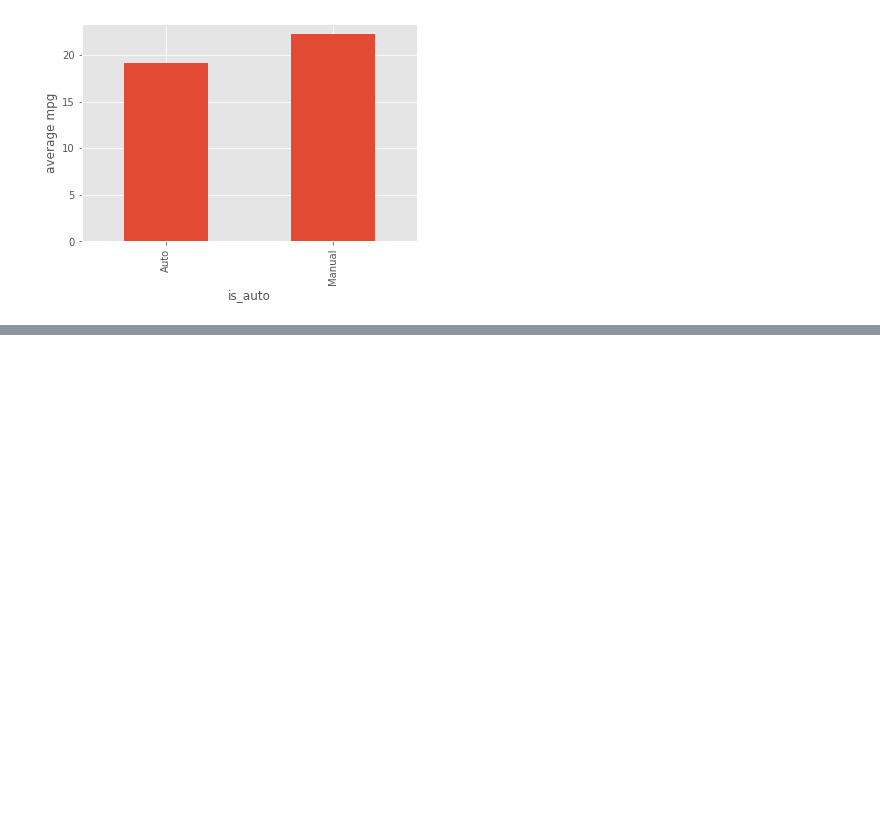
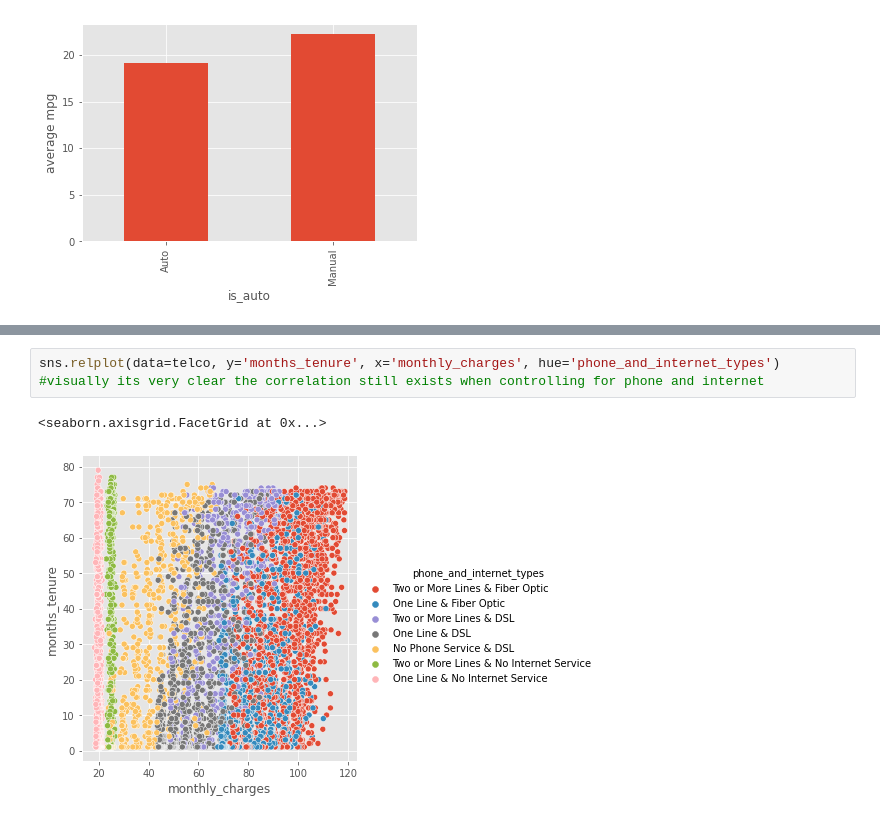
Before and after one commit to ChrisTeceno/statistics-exercises, a Jupyter notebook: hypothesis_testing.ipynb, the cells around one changed output, grey strips where cells are left out. Saved outputs shown, nothing was run; the diff lists cells and outputs as text; blank space fills up the shorter version.

```diff
--- a/hypothesis_testing.ipynb
+++ b/hypothesis_testing.ipynb
@@ -192,0 +270,6 @@ Text(0, 0.5, 'average mpg')
+# %%
+sns.relplot(data=telco, y='months_tenure', x='monthly_charges', hue='phone_and_internet_types')
+#visually its very clear the correlation still exists when controlling for phone and internet
+# %% [output]
+<seaborn.axisgrid.FacetGrid at 0x...>
+[figure, added]
```
Also changed, not shown: parts of 40 cells of this notebook, 1 other file.
